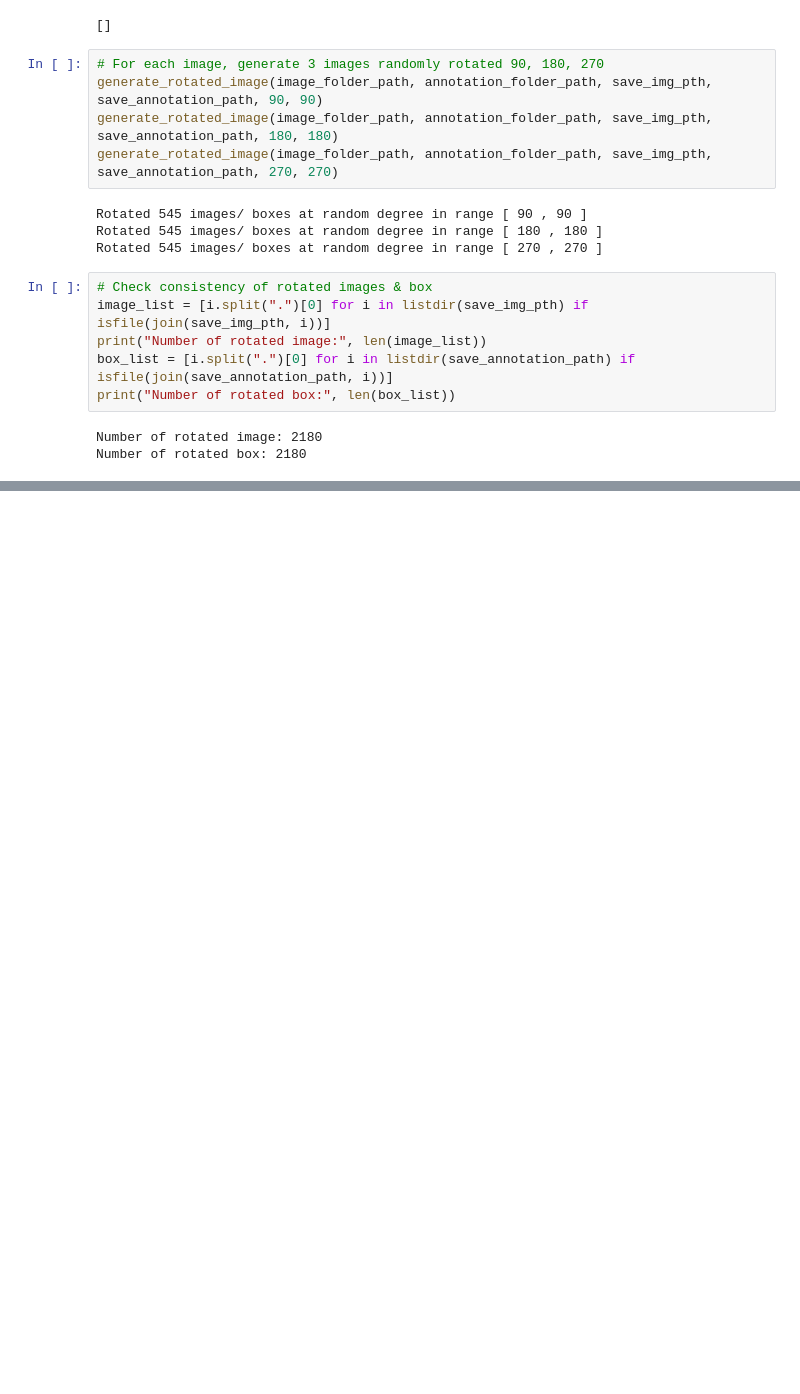
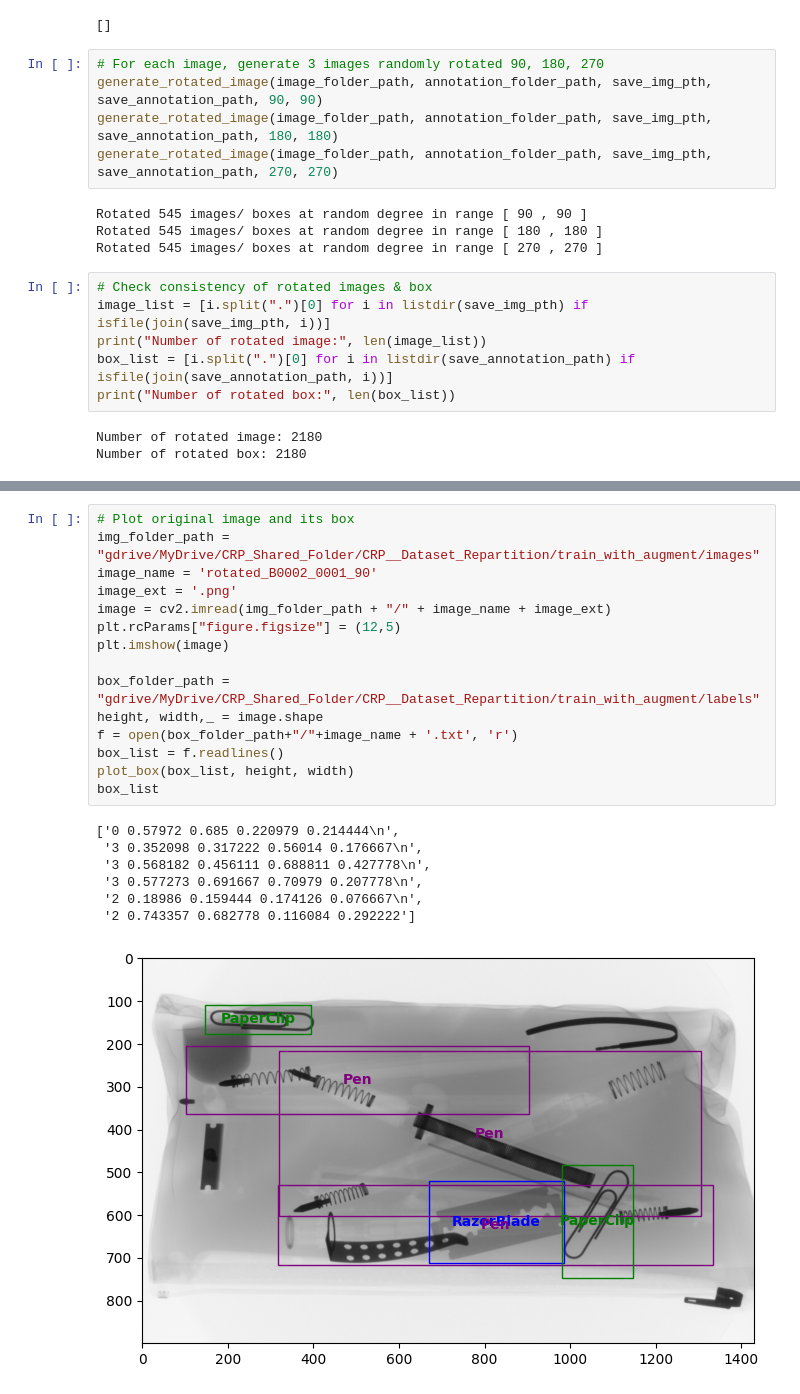
Before and after one commit to nguyen-nhat-mai/object_detection, a Jupyter notebook: Rotate_img_yolo.ipynb, the cells around one changed output, grey strips where cells are left out. Cells and saved outputs as stored; diff of their text form; blank space fills up the shorter version.

```diff
--- a/Rotate_img_yolo.ipynb
+++ b/Rotate_img_yolo.ipynb
@@ -288,0 +321,23 @@ Number of rotated box: 2180
+# %%
+# Plot original image and its box
+img_folder_path = "gdrive/MyDrive/CRP_Shared_Folder/CRP__Dataset_Repartition/train_with_augment/images"
+image_name = 'rotated_B0002_0001_90'
+image_ext = '.png'
+image = cv2.imread(img_folder_path + "/" + image_name + image_ext)
+plt.rcParams["figure.figsize"] = (12,5)
+plt.imshow(image)
+
+box_folder_path = "gdrive/MyDrive/CRP_Shared_Folder/CRP__Dataset_Repartition/train_with_augment/labels"
+height, width,_ = image.shape
+f = open(box_folder_path+"/"+image_name + '.txt', 'r')
+box_list = f.readlines()
+plot_box(box_list, height, width)
+box_list
+# %% [output]
+['0 0.57972 0.685 0.220979 0.214444\n',
+ '3 0.352098 0.317222 0.56014 0.176667\n',
+ '3 0.568182 0.456111 0.688811 0.427778\n',
+ '3 0.577273 0.691667 0.70979 0.207778\n',
+ '2 0.18986 0.159444 0.174126 0.076667\n',
+ '2 0.743357 0.682778 0.116084 0.292222']
+[figure, added]
```
Also changed, not shown: parts of 9 cells of this notebook.
